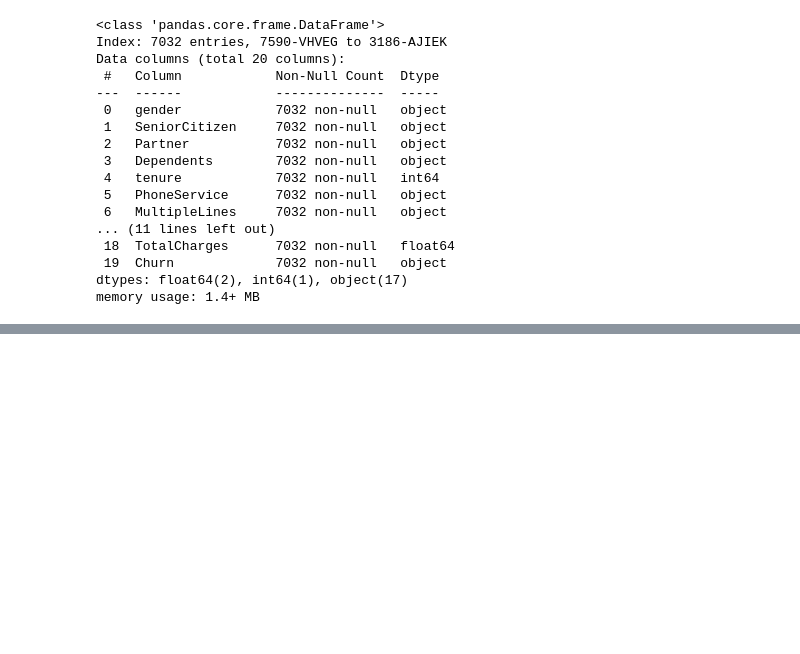
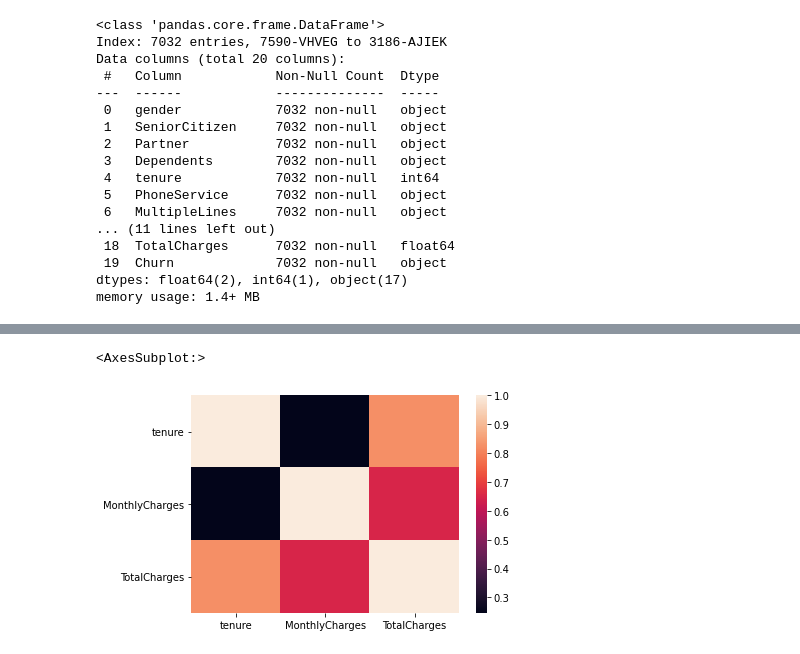
Before and after one commit to gfmattos/kaggle_telco, a Jupyter notebook: exploratory_analysis.ipynb, the cells around one changed output, grey strips where cells are left out. Cells and saved outputs as stored; diff of their text form; code cells hidden in the pictures; blank space fills up the shorter version.

```diff
--- a/exploratory_analysis.ipynb
+++ b/exploratory_analysis.ipynb
@@ -167,0 +178,5 @@ memory usage: 1.4+ MB
+# %%
+sns.heatmap(df.corr())
+# %% [output]
+<AxesSubplot:>
+[figure, added]
```
Also changed, not shown: parts of 18 cells of this notebook, 1 other file.
